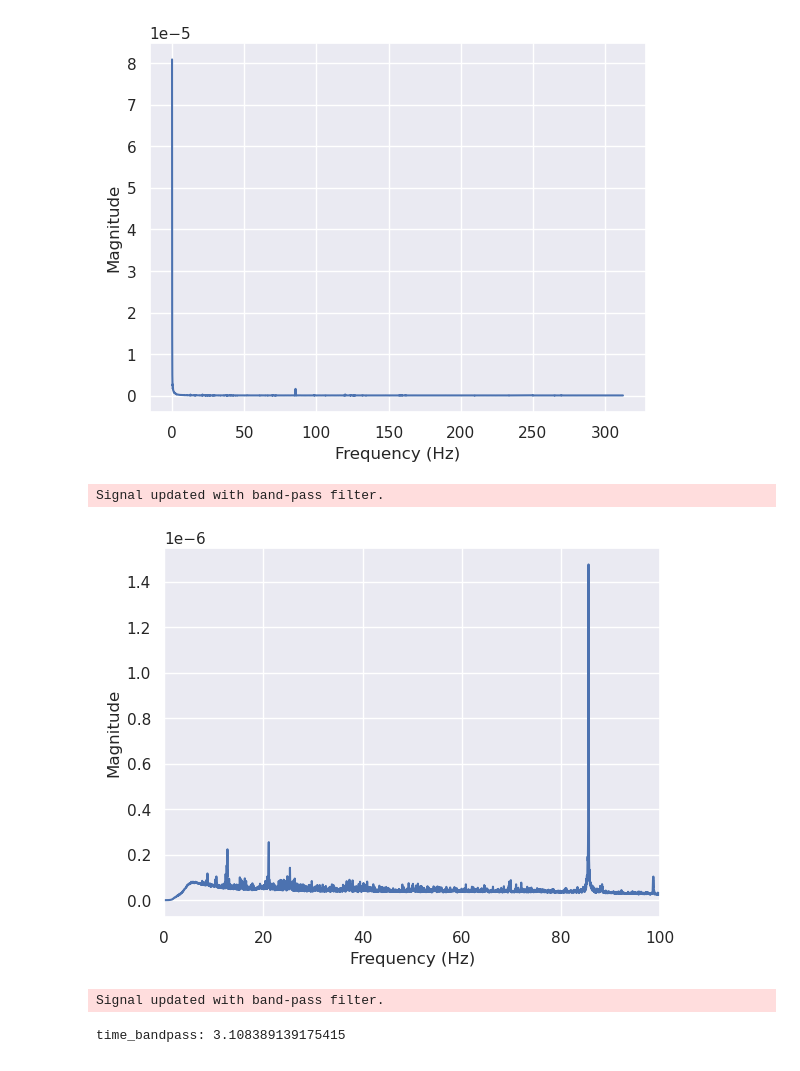
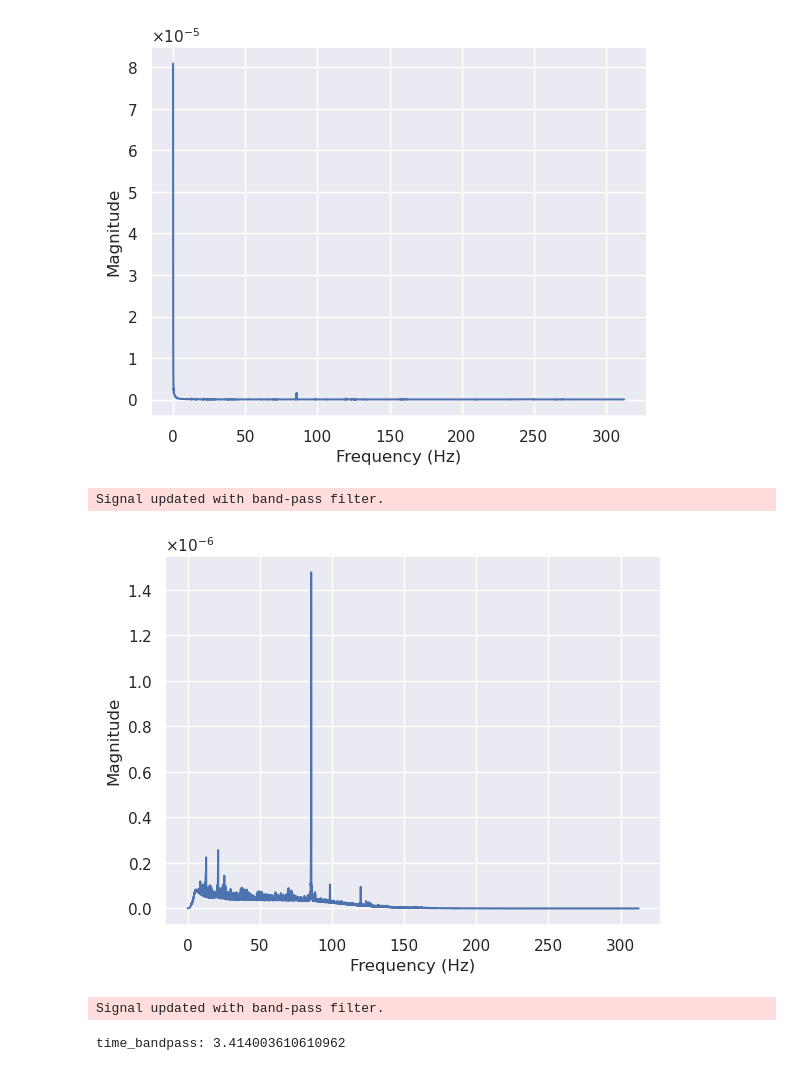
Before and after one commit to truongphanduykhanh/dasly, a Jupyter notebook: notebooks/19.2-khanhtruong-whale-newdasly.ipynb, the cells around one changed output. Drawn from its saved outputs; the diff is of its cells as text; code cells hidden in the pictures.

```diff
--- a/notebooks/19.2-khanhtruong-whale-newdasly.ipynb
+++ b/notebooks/19.2-khanhtruong-whale-newdasly.ipynb
@@ -11,7 +11,7 @@ from dasly import das_loader
 # %%
 folder_path = '/mnt/Datastore/usr/kptruong/dasly_repo/data/svalbard'
 start = '20220822 122539'
-duration = 60
+duration = 30
 # %%
 s_rate = 0.25
 das = Dasly()
@@ -54,14 +87,14 @@ das.signal
 # %%
 das.fft()
 # %% [output]
-[figure, old version]
+[figure, new version]
 # %%
 das.reset()
 das.bandpass_filter(5, 100)
-das.fft(xlim=100)
+das.fft()
 # %% [output]
 Signal updated with band-pass filter.
-[figure, old version]
+[figure, new version]
 # %%
 start_time = time.time()
 das.bandpass_filter(15, 25)
@@ -69,7 +102,7 @@ time_bandpass = time.time()
 print(f'time_bandpass: {time_bandpass - start_time}')
 # %% [output]
 Signal updated with band-pass filter.
-time_bandpass: 3.108389139175415
+time_bandpass: 3.414003610610962
 # %%
 das.heatmap(xticks_rotate=30)
 # %% [output]
```
Also changed, not shown: parts of 18 cells of this notebook, 10 other files.
